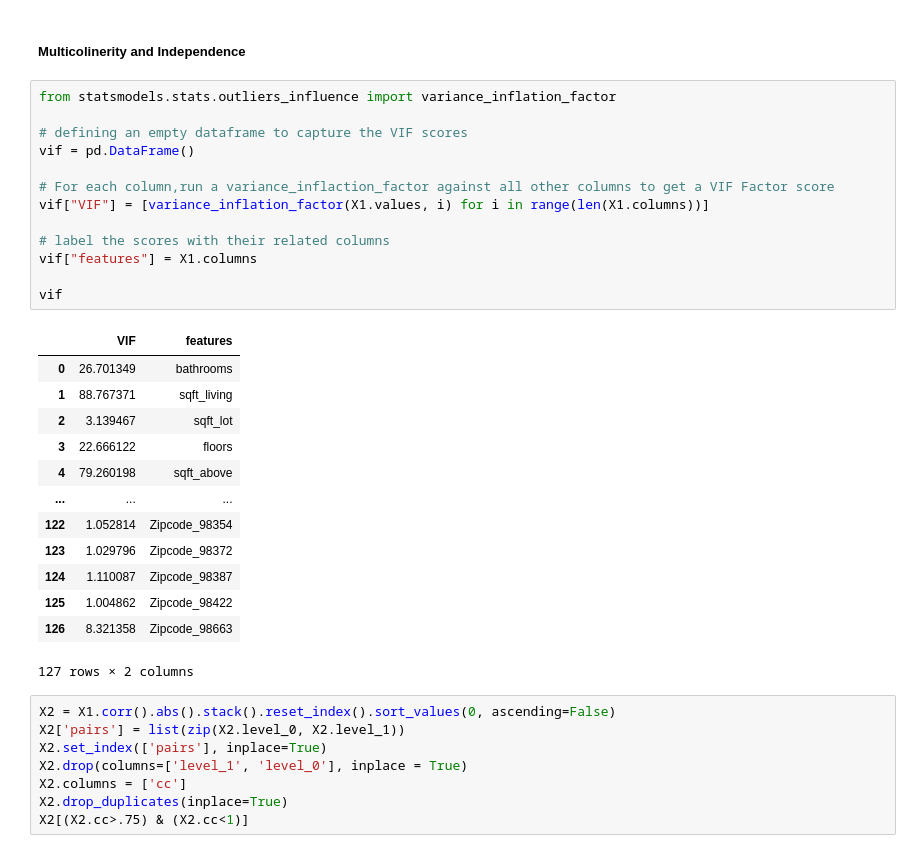
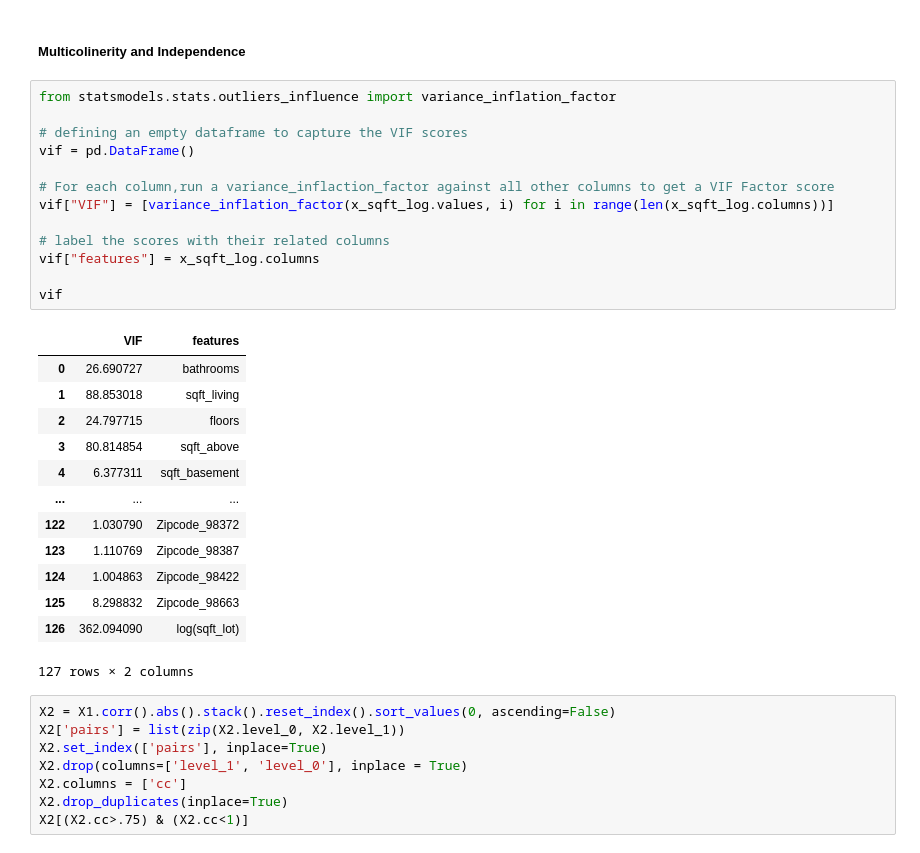
Before and after one commit to newcojon/Capstone, a Jupyter notebook: Final.ipynb, the cells around one changed output. Saved outputs shown, nothing was run; the diff lists cells and outputs as text.

```diff
--- a/Final.ipynb
+++ b/Final.ipynb
@@ -1167,29 +1170,29 @@ Because the p-value is now significantly above .05 percent, we can accept the nu
 # %%
 from statsmodels.stats.outliers_influence import variance_inflation_factor
 
 # defining an empty dataframe to capture the VIF scores
 vif = pd.DataFrame()
 
 # For each column,run a variance_inflaction_factor against all other columns to get a VIF Factor score
-vif["VIF"] = [variance_inflation_factor(X1.values, i) for i in range(len(X1.columns))]
+vif["VIF"] = [variance_inflation_factor(x_sqft_log.values, i) for i in range(len(x_sqft_log.columns))]
 
 # label the scores with their related columns
-vif["features"] = X1.columns
+vif["features"] = x_sqft_log.columns
 
 vif
 # %% [output]
 |  | VIF | features |
-| 0 | 26.701349 | bathrooms |
-| 1 | 88.767371 | sqft_living |
-| 2 | 3.139467 | sqft_lot |
-| 3 | 22.666122 | floors |
-| 4 | 79.260198 | sqft_above |
+| 0 | 26.690727 | bathrooms |
+| 1 | 88.853018 | sqft_living |
+| 2 | 24.797715 | floors |
+| 3 | 80.814854 | sqft_above |
+| 4 | 6.377311 | sqft_basement |
 | ... | ... | ... |
-| 122 | 1.052814 | Zipcode_98354 |
-| 123 | 1.029796 | Zipcode_98372 |
-| 124 | 1.110087 | Zipcode_98387 |
-| 125 | 1.004862 | Zipcode_98422 |
-| 126 | 8.321358 | Zipcode_98663 |
+| 122 | 1.030790 | Zipcode_98372 |
+| 123 | 1.110769 | Zipcode_98387 |
+| 124 | 1.004863 | Zipcode_98422 |
+| 125 | 8.298832 | Zipcode_98663 |
+| 126 | 362.094090 | log(sqft_lot) |
 127 rows × 2 columns
 # %%
 X2 = X1.corr().abs().stack().reset_index().sort_values(0, ascending=False)
```
Also changed, not shown: parts of 23 cells of this notebook.
